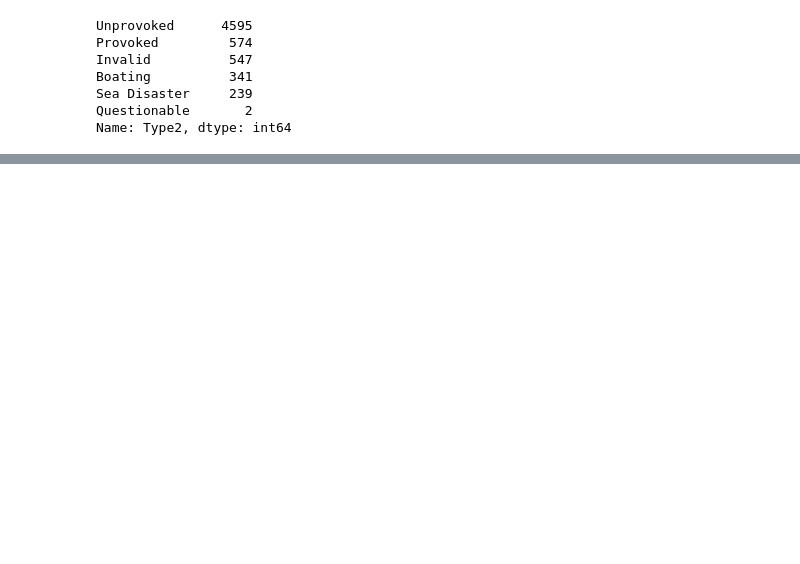
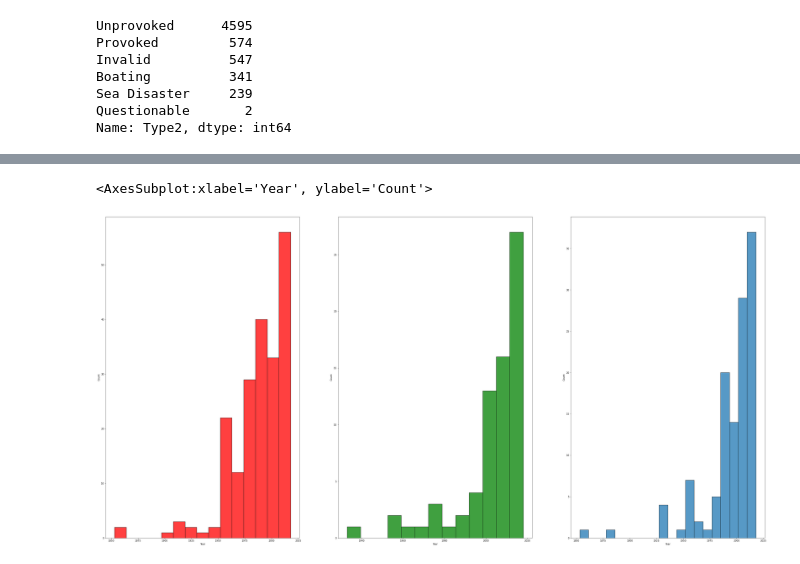
Before and after one commit to Eduardo-Rivera98/Proyecto_Pandas, a Jupyter notebook: Cleaning.ipynb, the cells around one changed output, grey strips where cells are left out. Saved outputs shown, nothing was run; the diff lists cells and outputs as text; code cells hidden in the pictures; blank space fills up the shorter version.

```diff
--- a/Cleaning.ipynb
+++ b/Cleaning.ipynb
@@ -248,0 +359,4 @@ sharks2
+# %%
+usa2 = usa.dropna(subset=["Species"])
+usa2.Year.value_counts()
+#Aquí quito todas las filas que tengan Nan en specie
@@ -248,0 +392,8 @@ sharks2
+# %%
+usawhite= usa2[usa2.Species.str.contains('white shark', case=False)]
+#Haciedno esto nos quedamos solo con los ataques de tiburón blanco.
+
+uw = usawhite.set_index('Year')
+
+uw['Species']= uw['Species'].apply(fun.cambio1)
+uw.head()
@@ -248,0 +408,5 @@ sharks2
+# %%
+usabull=usa2[usa2.Species.str.contains('bull shark', case=False)]
+ub = usabull.set_index('Year')
+
+ub['Species']= ub['Species'].apply(fun.cambio2)
@@ -248,0 +468,13 @@ sharks2
+# %%
+Uw= uw.reset_index()
+Ub= ub.reset_index()
+Ut= ut.reset_index()
+Uw['Year']= Uw['Year'].apply(cambio4)
+
+Grafico3= fig, axs = plt.subplots(nrows=1, ncols=3, figsize=(50,25))
+sns.histplot(data=Uw, x="Year", ax=axs[0], color= 'red')
+sns.histplot(data=Ub, x="Year", ax=axs[1], color='green')
+sns.histplot(data=Ut, x="Year", ax=axs[2])
+# %% [output]
+<AxesSubplot:xlabel='Year', ylabel='Count'>
+[figure, added]
```
Also changed, not shown: parts of 50 cells of this notebook, 10 other files.
